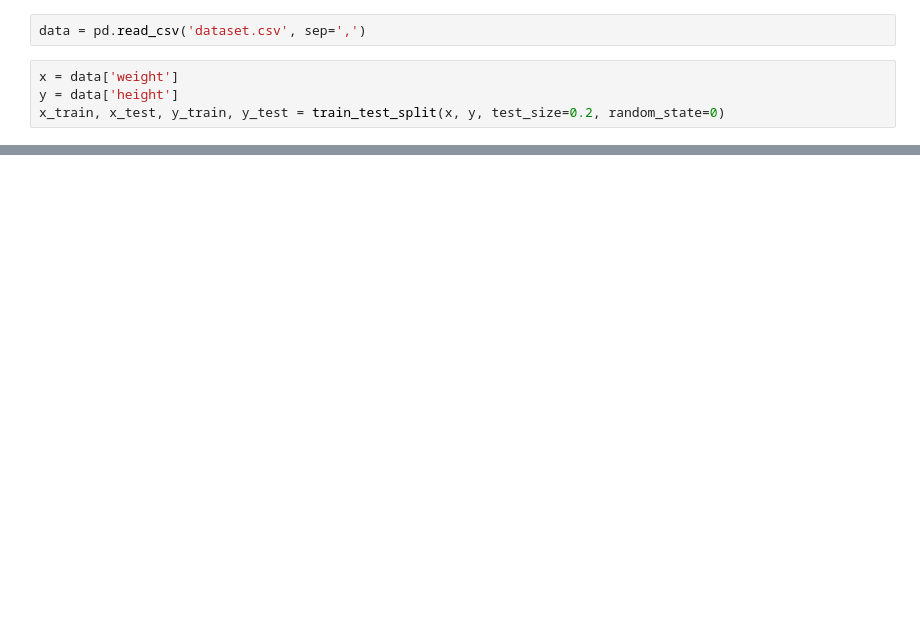
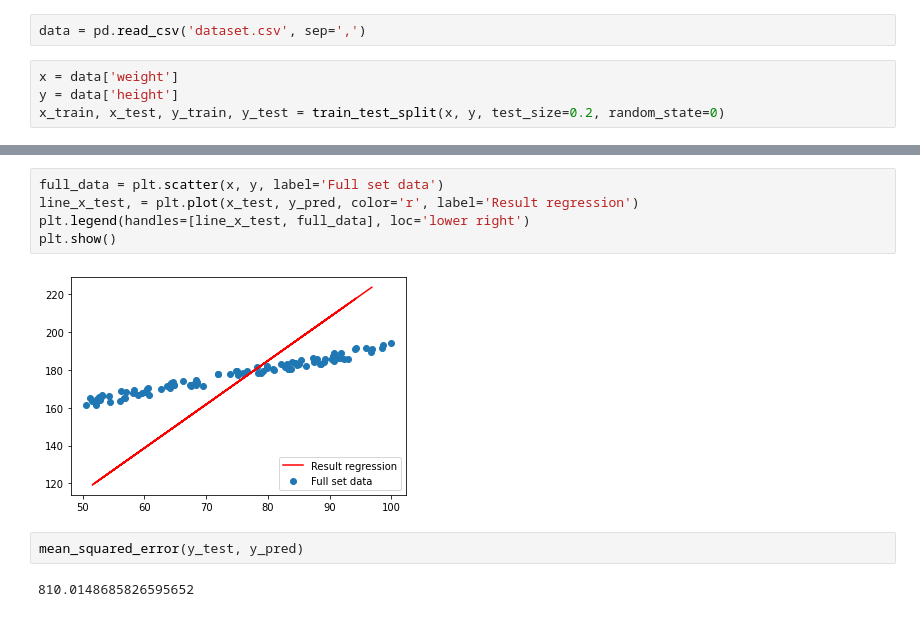
Before and after one commit to nikit34/training_DS, a Jupyter notebook: custom_StochasticGradientDescent.ipynb, the cells around one changed output, grey strips where cells are left out. Cells and saved outputs as stored; diff of their text form; blank space fills up the shorter version.

```diff
--- a/custom_StochasticGradientDescent.ipynb
+++ b/custom_StochasticGradientDescent.ipynb
@@ -115,0 +121,11 @@ y_pred = SGD.predict(x_test)
+# %%
+full_data = plt.scatter(x, y, label='Full set data')
+line_x_test, = plt.plot(x_test, y_pred, color='r', label='Result regression')
+plt.legend(handles=[line_x_test, full_data], loc='lower right')
+plt.show()
+# %% [output]
+[figure, added]
+# %%
+mean_squared_error(y_test, y_pred)
+# %% [output]
+810.0148685826595652
```
Also changed, not shown: parts of 8 cells of this notebook.
